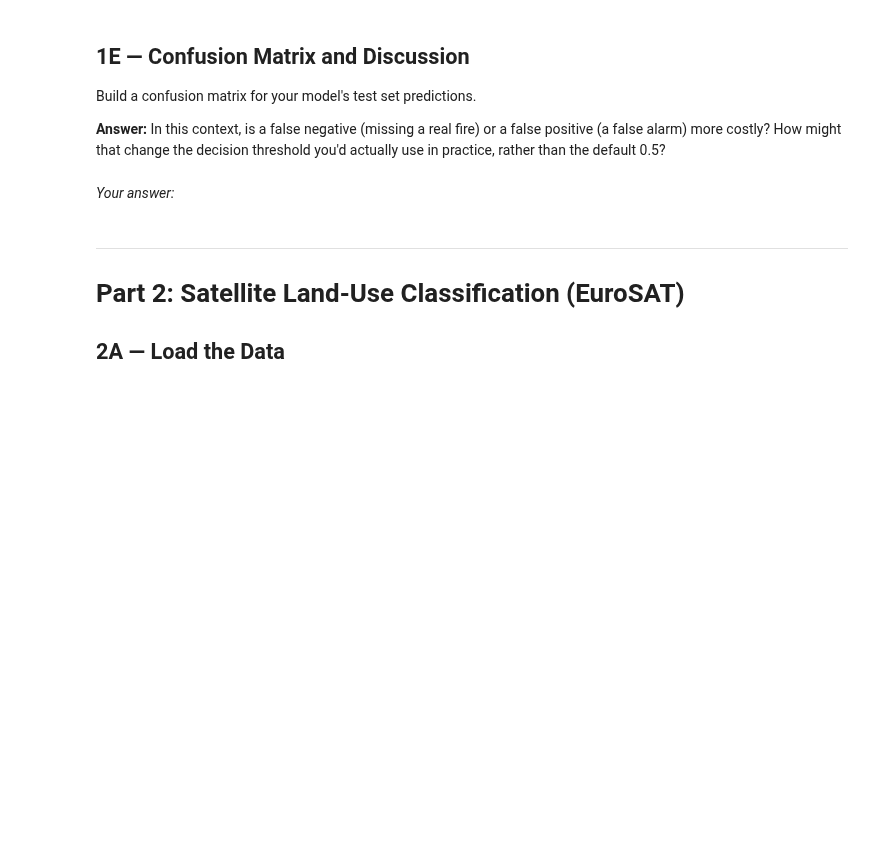
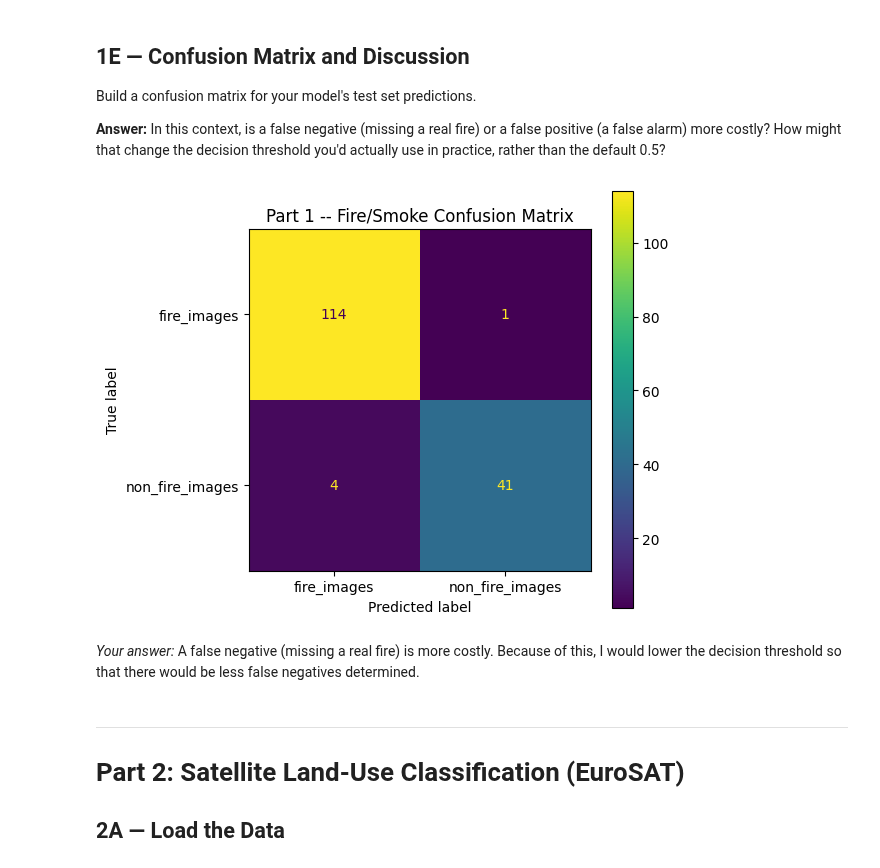
Before and after one commit to eh050/IT480-FA26, a Jupyter notebook: Assignments/Assignment 2/Assignment2_TransferLearning.ipynb, the cells around one changed output. Saved outputs shown, nothing was run; the diff lists cells and outputs as text; code cells hidden in the pictures; blank space fills up the shorter version.

```diff
--- a/Assignments/Assignment 2/Assignment2_TransferLearning.ipynb
+++ b/Assignments/Assignment 2/Assignment2_TransferLearning.ipynb
@@ -100,2 +134,12 @@ Preprocess your data (`train_raw_fire`, `val_raw_fire`, `test_raw_fire`) using M
 # %%
 # Build your model here
+base_model_mobilenet = MobileNetV2(include_top=False, weights="imagenet", input_shape=(224, 224, 3))
+base_model_mobilenet.trainable = False      # Freeze the base
+
+x = base_model_mobilenet.output
+y = GlobalAveragePooling2D()(x)
+
+# For binary classification, use 1 output unit with a sigmoid activation
+output = Dense(1, activation="sigmoid")(y)
+
+mobilenet_model = Model(inputs=base_model_mobilenet.input, outputs=output)
@@ -102,2 +149,7 @@ Preprocess your data (`train_raw_fire`, `val_raw_fire`, `test_raw_fire`) using M
 # %%
 # Compile your model here
+mobilenet_model.compile(optimizer="adam",
+                        loss="binary_crossentropy",
+                        metrics=["accuracy"])
+
+mobilenet_model.summary()
@@ -105,3 +179,8 @@ Preprocess your data (`train_raw_fire`, `val_raw_fire`, `test_raw_fire`) using M
 ## 1D — Train and Evaluate
 # %%
 # Train your model here
+mobilenet_history = mobilenet_model.fit(
+    train_ds_mobilenet,
+    validation_data=val_ds_mobilenet,
+    epochs=5
+)
@@ -114,9 +214,33 @@ Build a confusion matrix for your model's test set predictions.
 
 **Answer:** In this context, is a false negative (missing a real fire) or a false positive (a false alarm) more costly? How might that change the decision threshold you'd actually use in practice, rather than the default 0.5?
 # %%
-# Build your confusion matrix here
+# Build your confusion matrix here.
+fire_cm_ds = test_raw_fire.map(lambda image, label: (preprocess_input(image), label))
+
+y_true_fire_batches = []
+y_pred_fire_batches = []
+for images, labels in fire_cm_ds:
+    y_true_fire_batches.append(labels.numpy().reshape(-1))
+    probs = mobilenet_model(images, training=False).numpy()  # shape (batch, 1)
+    y_pred_fire_batches.append((probs.ravel() >= 0.5).astype(int))
+
+y_true_fire = np.concatenate(y_true_fire_batches)
+y_pred_fire = np.concatenate(y_pred_fire_batches)
+
+cm_fire = confusion_matrix(
+    y_true_fire, y_pred_fire, labels=np.arange(len(class_names_fire))
+)
+fig, ax = plt.subplots(figsize=(6, 5))
+ConfusionMatrixDisplay(
+    confusion_matrix=cm_fire, display_labels=class_names_fire
+).plot(ax=ax)
+ax.set_title("Part 1 -- Fire/Smoke Confusion Matrix")
+plt.tight_layout()
+plt.show()
+# %% [output]
+[figure, added]
 # %% [markdown]
-*Your answer:*
+*Your answer:* A false negative (missing a real fire) is more costly. Because of this, I would lower the decision threshold so that there would be less false negatives determined.
 # %% [markdown]
 ---
 # Part 2: Satellite Land-Use Classification (EuroSAT)
```
Also changed, not shown: parts of 21 cells of this notebook, 1 other file.
